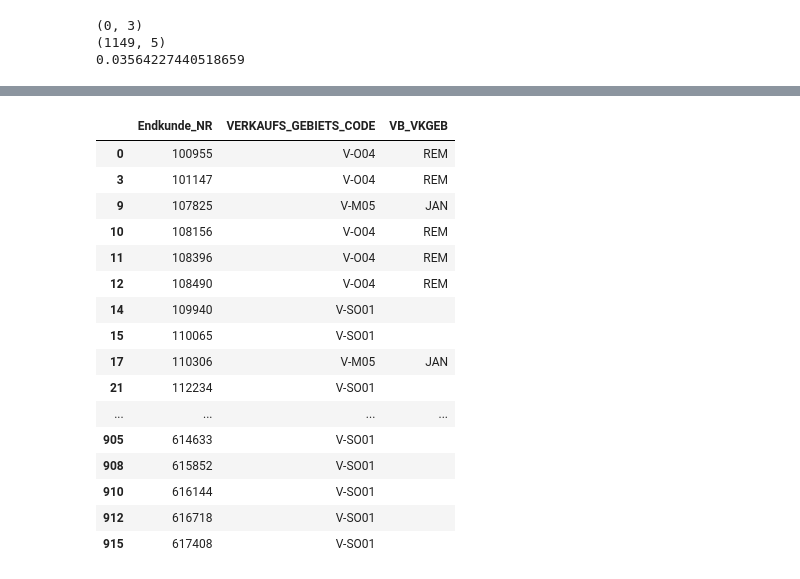
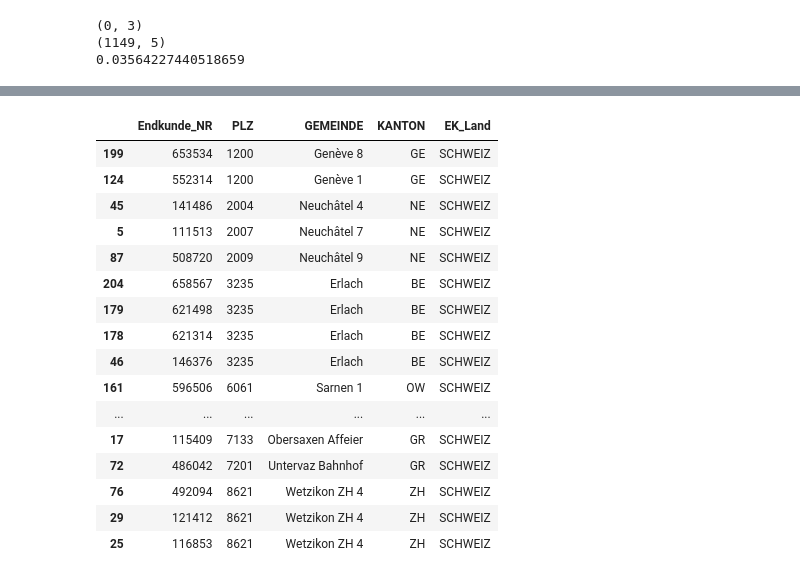
Before and after one commit to apgsga-stc/PredictiveAnalyticsPython, a Jupyter notebook: vkprog_analyse/scribbles.ipynb, the cells around one changed output, grey strips where cells are left out. Drawn from its saved outputs; the diff is of its cells as text; code cells hidden in the pictures.

```diff
--- a/vkprog_analyse/scribbles.ipynb
+++ b/vkprog_analyse/scribbles.ipynb
@@ -309,8 +296,3 @@ cust_unmatched.shape[0] / cust_current.shape[0]
 - Matching with ``Ort`` was useless.
 - We continue with repeating all the previous steps with none-unique search, to say: ``COUNT == 2``
 - We start with ``Fraktion``
-# %%
-fraktion_cnt = (plz_data.groupby("FRAKTION")
-                        .agg({"VERKAUFS_GEBIETS_CODE": "count"}) # no missing values!
-                        .reset_index()
-                        .rename(columns={"VERKAUFS_GEBIETS_CODE": "CNT"}))
@@ -737,7 +689,7 @@ plz_5nique_plz = (pd.merge(plz_data,
                                 right_on="PLZ",
                                 how="left"
                                )
-                         .query("CNT == 5") # only 2nique ones
+                         .query("CNT > 4") # only 2nique ones
                          .groupby("PLZ")
                          .agg(
                              {"VERKAUFS_GEBIETS_CODE": collect,
@@ -769,20 +721,50 @@ print(cust_unmatched.shape[0] / cust_current.shape[0])
-# %%
-cust_matched_5nique_plz
-# %% [output]
-|  | Endkunde_NR | VERKAUFS_GEBIETS_CODE | VB_VKGEB |
-| 0 | 100955 | V-O04 | REM |
-| 3 | 101147 | V-O04 | REM |
-| 9 | 107825 | V-M05 | JAN |
-| 10 | 108156 | V-O04 | REM |
-| 11 | 108396 | V-O04 | REM |
-| 12 | 108490 | V-O04 | REM |
-| 14 | 109940 | V-SO01 |  |
-| 15 | 110065 | V-SO01 |  |
-| 17 | 110306 | V-M05 | JAN |
-| 21 | 112234 | V-SO01 |  |
-| ... | ... | ... | ... |
-| 905 | 614633 | V-SO01 |  |
-| 908 | 615852 | V-SO01 |  |
-| 910 | 616144 | V-SO01 |  |
-| 912 | 616718 | V-SO01 |  |
-| 915 | 617408 | V-SO01 |  |
+# %%
+plz_rest_ort = (pd.merge(plz_data,
+                                ort_cnt,
+                                left_on="ORT",
+                                right_on="ORT",
+                                how="left"
+                               )
+                         #.query("CNT == 4") # only 2nique ones
+                         .groupby("ORT")
+                         .agg(
+                             {"VERKAUFS_GEBIETS_CODE": collect,
+                              "VB_VKGEB": collect,
+                             }
+                         )
+                         .reset_index()
+                      )
+
+cust_container = (pd.merge(cust_unmatched,
+                                  plz_rest_ort.loc[:,"""ORT VERKAUFS_GEBIETS_CODE  VB_VKGEB""".split()],
+                                  left_on="GEMEINDE",
+                                  right_on="ORT",
+                                  how="left"
+                                 )
+                         )
+
+row_select = cust_container.loc[:,"VERKAUFS_GEBIETS_CODE"].isna()
+
+cust_matched_rest_ort = cust_container.loc[~row_select,"""Endkunde_NR VERKAUFS_GEBIETS_CODE VB_VKGEB""".split()]
+
+cust_unmatched        = cust_container.loc[row_select,"""Endkunde_NR PLZ GEMEINDE KANTON EK_Land""".split()]
+# %%
+cust_unmatched.sort_values("PLZ")
+# %% [output]
+|  | Endkunde_NR | PLZ | GEMEINDE | KANTON | EK_Land |
+| 199 | 653534 | 1200 | Genève 8 | GE | SCHWEIZ |
+| 124 | 552314 | 1200 | Genève 1 | GE | SCHWEIZ |
+| 45 | 141486 | 2004 | Neuchâtel 4 | NE | SCHWEIZ |
+| 5 | 111513 | 2007 | Neuchâtel 7 | NE | SCHWEIZ |
+| 87 | 508720 | 2009 | Neuchâtel 9 | NE | SCHWEIZ |
+| 204 | 658567 | 3235 | Erlach | BE | SCHWEIZ |
+| 179 | 621498 | 3235 | Erlach | BE | SCHWEIZ |
+| 178 | 621314 | 3235 | Erlach | BE | SCHWEIZ |
+| 46 | 146376 | 3235 | Erlach | BE | SCHWEIZ |
+| 161 | 596506 | 6061 | Sarnen 1 | OW | SCHWEIZ |
+| ... | ... | ... | ... | ... | ... |
+| 17 | 115409 | 7133 | Obersaxen Affeier | GR | SCHWEIZ |
+| 72 | 486042 | 7201 | Untervaz Bahnhof | GR | SCHWEIZ |
+| 76 | 492094 | 8621 | Wetzikon ZH 4 | ZH | SCHWEIZ |
+| 29 | 121412 | 8621 | Wetzikon ZH 4 | ZH | SCHWEIZ |
+| 25 | 116853 | 8621 | Wetzikon ZH 4 | ZH | SCHWEIZ |
```
Also changed, not shown: parts of 42 cells of this notebook.
